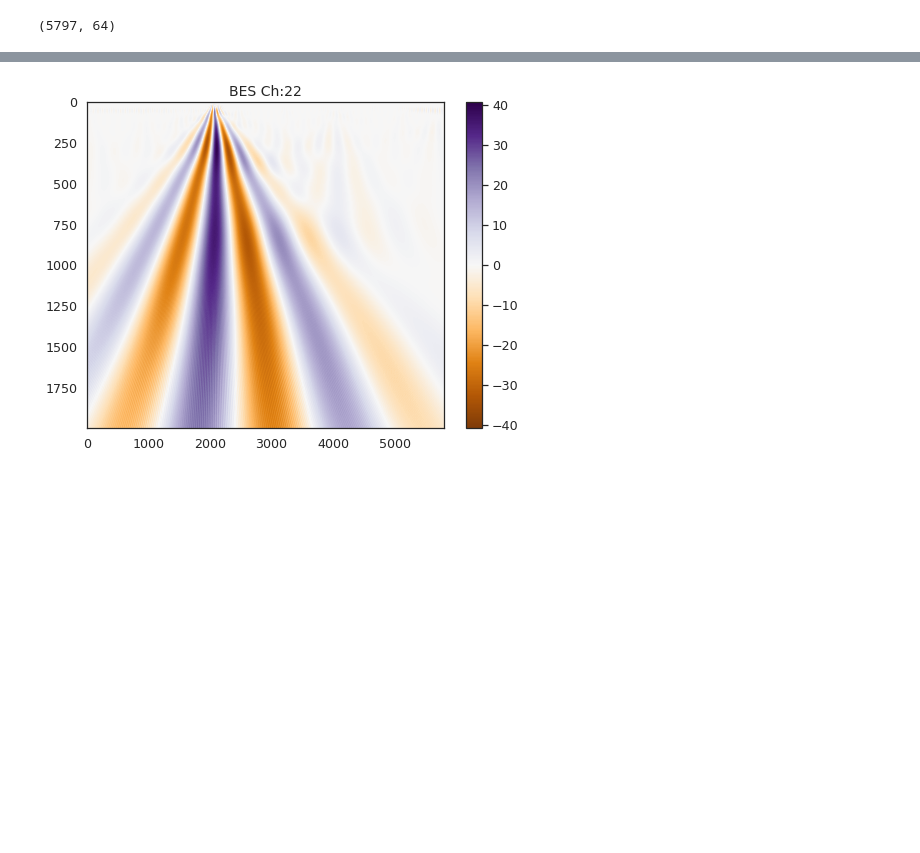
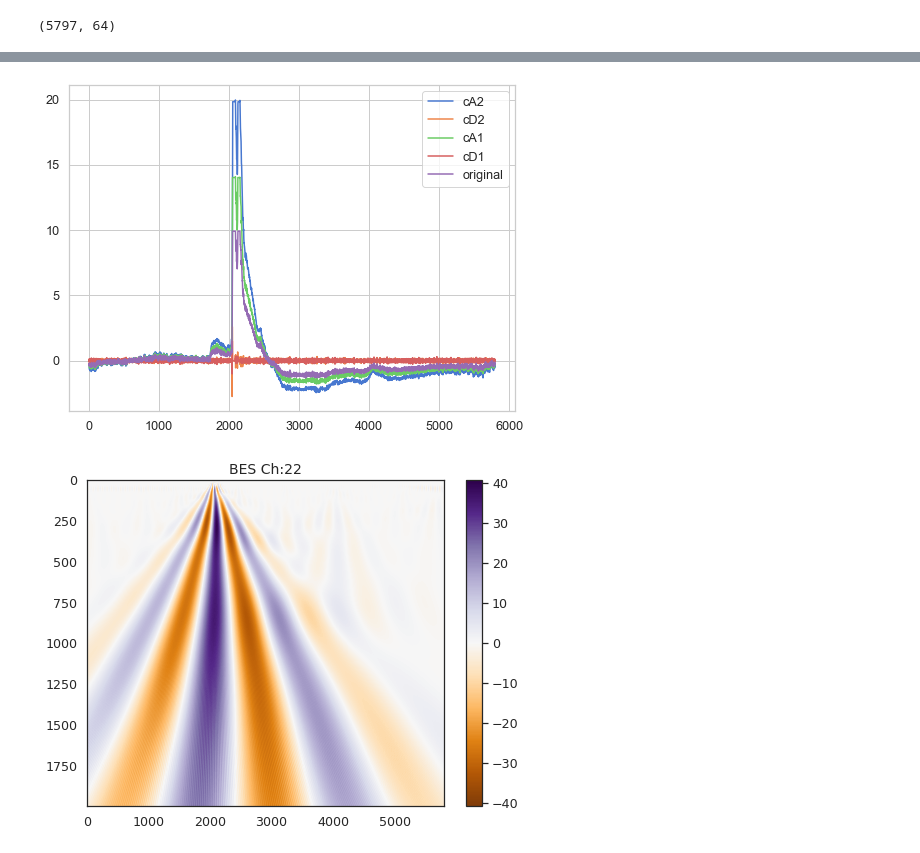
Before and after one commit to PlasmaControl/bes-edgeml-models, a Jupyter notebook: elm_classification/notebooks/wavelet_transform_torch.ipynb, the cells around one changed output, grey strips where cells are left out. Cells and saved outputs as stored; diff of their text form; code cells hidden in the pictures; blank space fills up the shorter version.

```diff
--- a/elm_classification/notebooks/wavelet_transform_torch.ipynb
+++ b/elm_classification/notebooks/wavelet_transform_torch.ipynb
@@ -52,3 +93,16 @@ plt.title('BES Ch:1', fontsize=14);
+# %%
+coeffs_list = pywt.swt(signal_ch1[:-1], 'db2', level=2)
+(cA2, cD2), (cA1, cD1) = coeffs_list
+plt.figure(figsize=(8, 6))
+plt.plot(cA2, label='cA2')
+plt.plot(cD2, label='cD2')
+plt.plot(cA1, label='cA1')
+plt.plot(cD1, label='cD1')
+plt.plot(signal_ch1[:-1], label='original')
+plt.legend()
+plt.show()
+# %% [output]
+[figure, added]
 # %%
 widths = np.arange(1, 2000)
 coeffs, freqs = pywt.cwt(signal_ch22, widths, 'morl')
```
Also changed, not shown: parts of 7 cells of this notebook.
